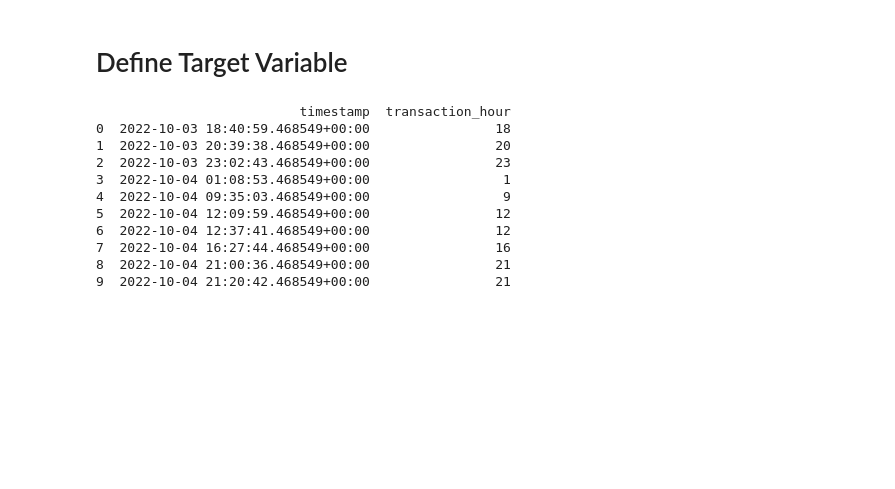
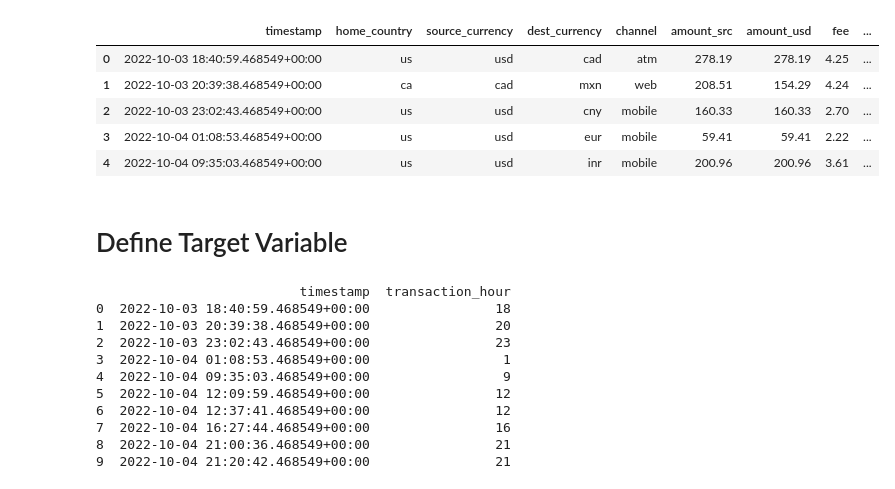
Before and after one commit to esosaomwanghe/Fraud_Detection_Project, a Jupyter notebook: notebook/model.ipynb, the cells around one changed output. Saved outputs shown, nothing was run; the diff lists cells and outputs as text; code cells hidden in the pictures; blank space fills up the shorter version.

```diff
--- a/notebook/model.ipynb
+++ b/notebook/model.ipynb
@@ -34,12 +34,19 @@ import seaborn as sns
 # %%
 # Load processed dataset
 from pandas import set_option
 
 
-df = pd.read_csv(r"C:\Datascience_Projects\Fraud_Detection_Project\data\nova_pay_eda_ready.csv")
+data = pd.read_csv(r"C:\Datascience_Projects\Fraud_Detection_Project\data\nova_pay_eda_ready.csv")
 set_option("display.max_columns", None)
 # Preview
-df.head()
+data.head()
+# %% [output]
+|  | timestamp | home_country | source_currency | dest_currency | channel | amount_src | amount_usd | fee | ... |
+| 0 | 2022-10-03 18:40:59.468549+00:00 | us | usd | cad | atm | 278.19 | 278.19 | 4.25 | ... |
+| 1 | 2022-10-03 20:39:38.468549+00:00 | ca | cad | mxn | web | 208.51 | 154.29 | 4.24 | ... |
+| 2 | 2022-10-03 23:02:43.468549+00:00 | us | usd | cny | mobile | 160.33 | 160.33 | 2.70 | ... |
+| 3 | 2022-10-04 01:08:53.468549+00:00 | us | usd | eur | mobile | 59.41 | 59.41 | 2.22 | ... |
+| 4 | 2022-10-04 09:35:03.468549+00:00 | us | usd | inr | mobile | 200.96 | 200.96 | 3.61 | ... |
 # %% [markdown]
 # Define Target Variable
 # %%
```
Also changed, not shown: parts of 35 cells of this notebook, 3 other files.
